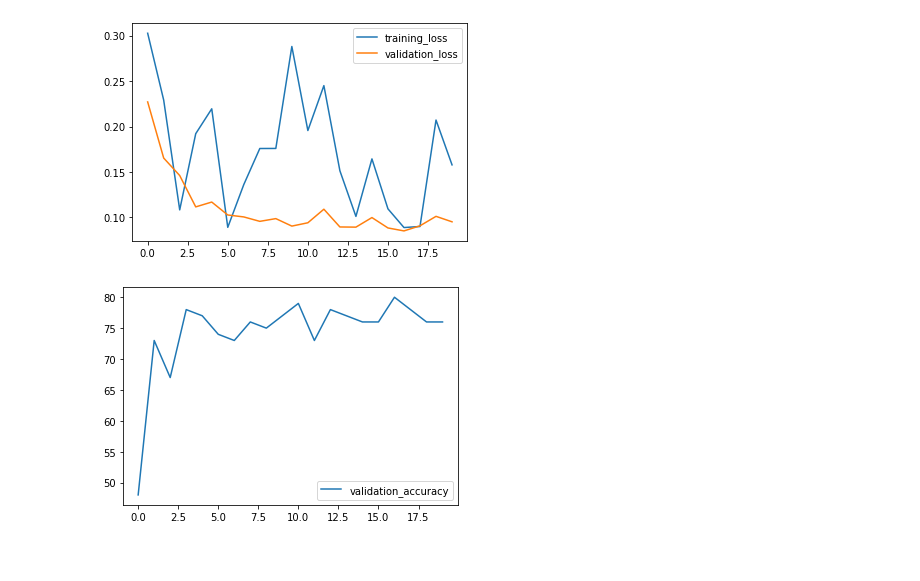
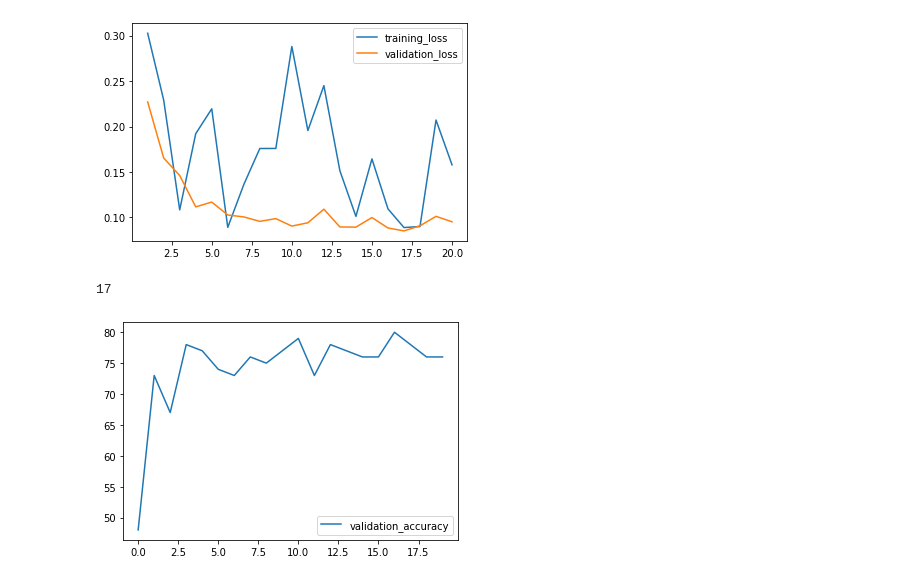
Before and after one commit to theovincent/birdClassification, a Jupyter notebook: classifier/visualize_losses.ipynb, the cells around one changed output. Drawn from its saved outputs; the diff is of its cells as text; code cells hidden in the pictures.

```diff
--- a/classifier/visualize_losses.ipynb
+++ b/classifier/visualize_losses.ipynb
@@ -1,16 +1,20 @@
 # %%
 import pandas as pd
 import matplotlib.pyplot as plt
 
 
-losses = pd.read_feather("../output/crop_from_gt/resnet.feather")
+losses = pd.read_feather("../output/crop_from_gt/resnet.feather").set_index("index")
 
 plt.plot(losses.index, losses["train_loss"], label="training_loss")
 plt.plot(losses.index, losses["validation_loss"], label="validation_loss")
 plt.legend()
 plt.show()
 # %% [output]
-[figure, old version]
+[figure, new version]
+# %%
+losses.loc[losses.index % 2 == 1, "validation_accuracy"].idxmax()
+# %% [output]
+17
 # %%
 plt.figure()
 plt.plot(losses.index, losses["validation_accuracy"], label="validation_accuracy")
```
Also changed, not shown: 2 other files.
